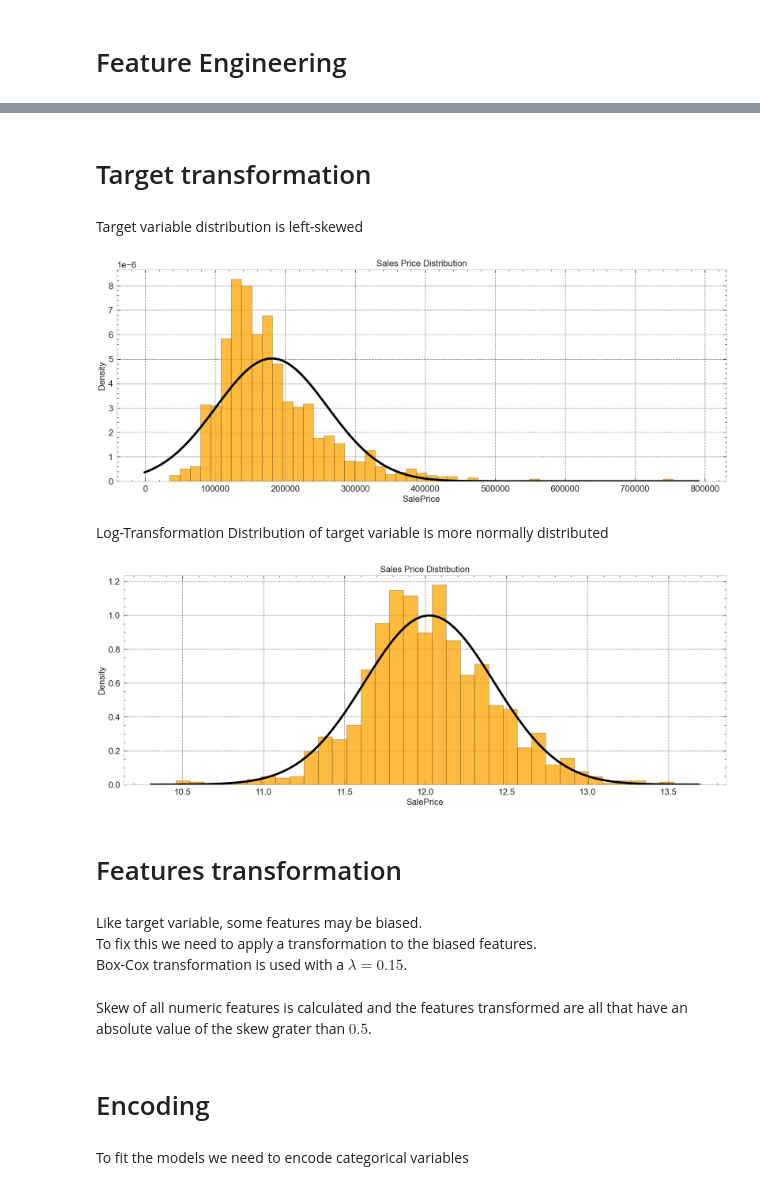
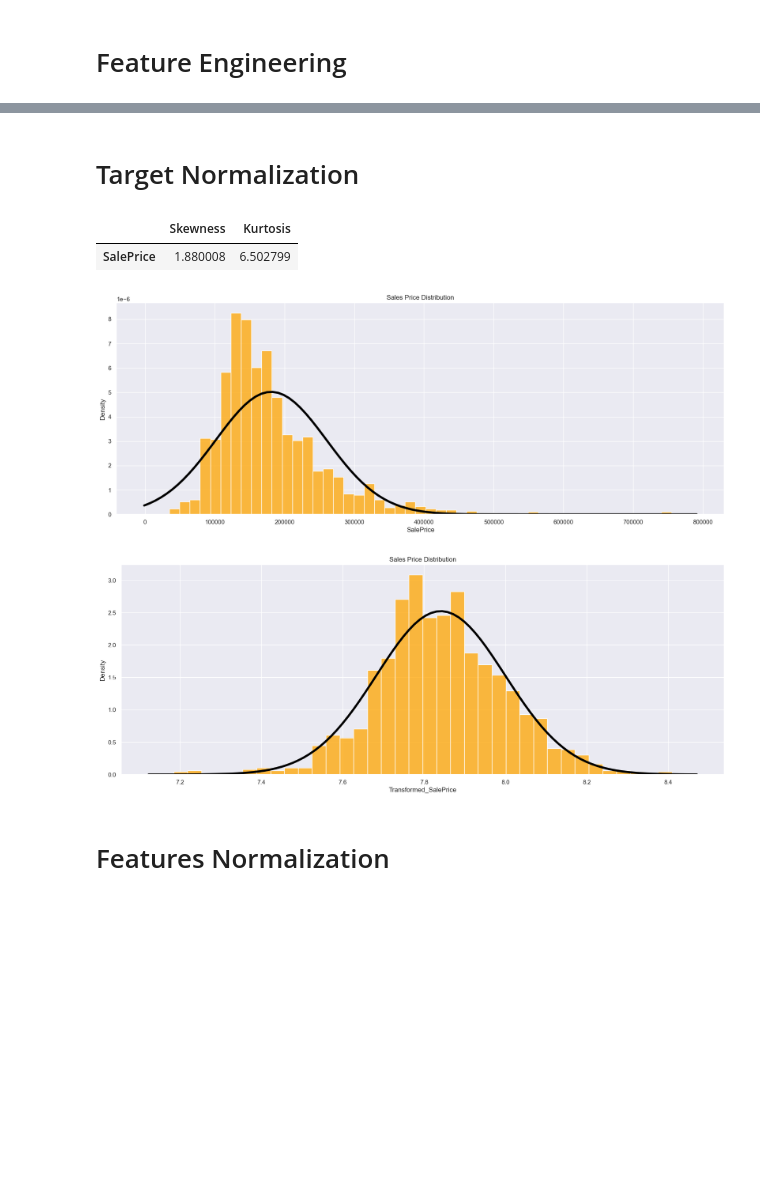
Before and after one commit to TheLightBringer616/House-Pricing-Prediction, a Jupyter notebook: house_pricing_prediction.ipynb, the cells around one changed output, grey strips where cells are left out. Drawn from its saved outputs; the diff is of its cells as text; code cells hidden in the pictures; blank space fills up the shorter version.

```diff
--- a/house_pricing_prediction.ipynb
+++ b/house_pricing_prediction.ipynb
@@ -103,0 +82,15 @@ Series([], dtype: int64)
+# %%
+fill_zero = ['MasVnrArea', 'GarageArea', 'GarageYrBlt']
+df1[fill_zero] = SimpleImputer(strategy='constant', fill_value=0).fit_transform(df1[fill_zero])
+
+change_cat = ['MSSubClass', 'YearBuilt', 'YearRemodAdd', 'GarageYrBlt', 'MoSold', 'YrSold', 'OverallQual', 'OverallCond']
+df1[change_cat] = df1[change_cat].astype(object)
+
+fill_none = ['Alley', 'FireplaceQu', 'PoolQC', 'Fence', 'MiscFeature', 'BsmtQual', 'BsmtCond', 'BsmtExposure', 'BsmtFinType1', 'BsmtFinType2', 'GarageType', 'GarageFinish', 'GarageQual', 'GarageCond', 'MasVnrType']
+df1[fill_none] = SimpleImputer(strategy='constant', fill_value='None').fit_transform(df1[fill_none])
+
+delete_rows = ['Electrical']
+df1.dropna(axis=0, subset=delete_rows, inplace=True)
+
+fill_num = ['LotFrontage']
+df1[fill_num] = KNNImputer(n_neighbors=5).fit_transform(df1[fill_num])
@@ -104,2 +101,4 @@ Series([], dtype: int64)
+# %%
+df2 = df1.copy()
 # %% [markdown]
 # Feature Engineering
@@ -110,16 +105,12 @@ Create new variables
 # %%
 # Square per Room
-df3_2["SqFtPerRoom"] = df3_2["GrLivArea"] / (df3_2["TotRmsAbvGrd"] +
-                                                       df3_2["FullBath"] +
-                                                       df3_2["HalfBath"] +
-                                                       df3_2["KitchenAbvGr"])
+df2["SqFtPerRoom"] = df2["GrLivArea"] / (df2["TotRmsAbvGrd"] + df2["FullBath"] + df2["HalfBath"] + df2["KitchenAbvGr"])
 
 # Total Home Quality
-df3_2['Total_Home_Quality'] = df3_2['OverallQual'] + df3_2['OverallCond']
+df2['Total_Home_Quality'] = df2['OverallQual'] + df2['OverallCond']
 
 # Total Bathrooms
-df3_2['Total_Bathrooms'] = (df3_2['FullBath'] + (0.5 * df3_2['HalfBath']) +
-                               df3_2['BsmtFullBath'] + (0.5 * df3_2['BsmtHalfBath']))
+df2['Total_Bathrooms'] = (df2['FullBath'] + (0.5*df2['HalfBath']) + df2['BsmtFullBath'] + (0.5*df2['BsmtHalfBath']))
 
 # HighQualSF
-df3_2["HighQualSF"] = df3_2["1stFlrSF"] + df3_2["2ndFlrSF"]
+df2["HighQualSF"] = df2["1stFlrSF"] + df2["2ndFlrSF"]
@@ -126,4 +119,2 @@ df3_2["HighQualSF"] = df3_2["1stFlrSF"] + df3_2["2ndFlrSF"]
 # %% [markdown]
-# Target transformation
+# Target Normalization
-# %% [markdown]
-Target variable distribution is left-skewed
@@ -130,24 +133,29 @@ Target variable distribution is left-skewed
+# %%
+skew_kurtosis(df3[['SalePrice']])
+# %% [output]
+|  | Skewness | Kurtosis |
+| SalePrice | 1.880008 | 6.502799 |
 # %%
 plt.figure(figsize=(20, 7))
-ax = sns.histplot(target, stat='density', color='orange')
-mu, std = norm.fit(target)
+ax = sns.histplot(df3['SalePrice'], stat='density', color='orange')
+mu, std = norm.fit(df3['SalePrice'])
 xx = np.linspace(*ax.get_xlim(),100)
 plt.title('Sales Price Distribution')
 ax.plot(xx, norm.pdf(xx, mu, std), c='black', lw=4)
 plt.show()
 # %% [output]
-[figure, old version]
+[figure, new version]
-# %% [markdown]
-Log-Transformation Distribution of target variable is more normally distributed
 # %%
-log_target = np.log(target)
+target_transformer = PowerTransformer(method='yeo-johnson', standardize=False)
+
+df3['Transformed_SalePrice'] = target_transformer.fit_transform(df3[['SalePrice']]).T[0]
 
 plt.figure(figsize=(20, 7))
-ax2 = sns.histplot(log_target, stat='density', color='orange')
-mu2, std2 = norm.fit(log_target)
+ax2 = sns.histplot(df3['Transformed_SalePrice'], stat='density', color='orange')
+mu2, std2 = norm.fit(df3['Transformed_SalePrice'])
 xx2 = np.linspace(*ax2.get_xlim(),100)
 plt.title('Sales Price Distribution')
 ax2.plot(xx2, norm.pdf(xx2, mu2, std2), c='black', lw=4)
 plt.show()
 # %% [output]
-[figure, old version]
+[figure, new version]
@@ -154,6 +165,2 @@ plt.show()
 # %% [markdown]
-# Features transformation
+# Features Normalization
-# %% [markdown]
-Like target variable, some features may be biased. <br>
-To fix this we need to apply a transformation to the biased features. <br>
-Box-Cox transformation is used with a $\lambda=0.15$.
@@ -162,2 +166,0 @@ df4 = df3_2.copy()
-# %% [markdown]
-Skew of all numeric features is calculated and the features transformed are all that have an absolute value of the skew grater than $0.5$.
@@ -173,4 +166,0 @@ for i in skewed_features:
-# %% [markdown]
-# Encoding
-# %% [markdown]
-To fit the models we need to encode categorical variables
```
Also changed, not shown: parts of 70 cells of this notebook, 2 other files.
